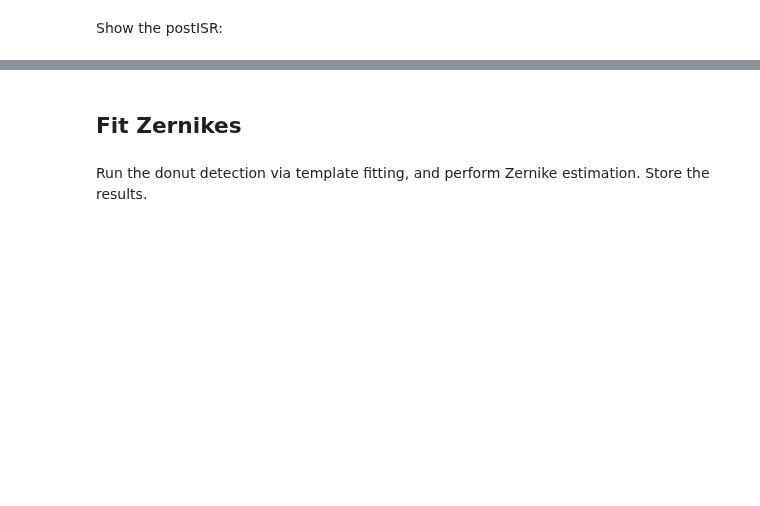
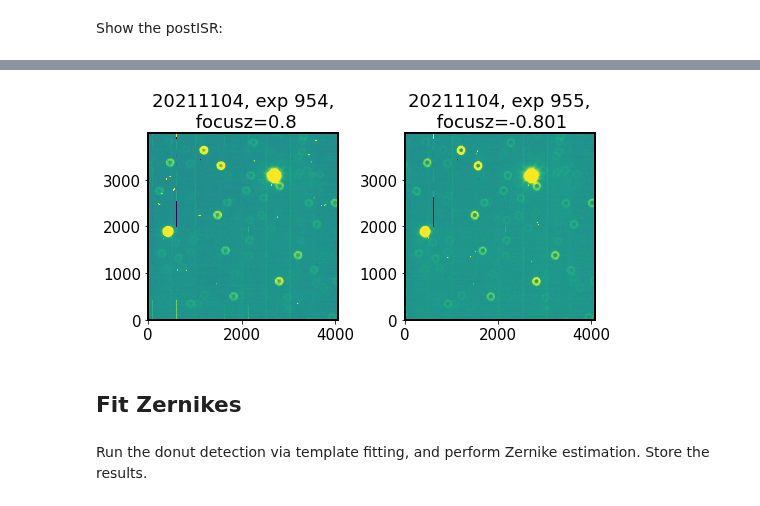
Before and after one commit to lsst-ts/ts_analysis_notebooks, a Jupyter notebook: notebooks/auxtel/AOS_DM-33168_validate_AT_with_test_data.ipynb, the cells around one changed output, grey strips where cells are left out. Saved outputs shown, nothing was run; the diff lists cells and outputs as text; code cells hidden in the pictures; blank space fills up the shorter version.

```diff
--- a/notebooks/auxtel/AOS_DM-33168_validate_AT_with_test_data.ipynb
+++ b/notebooks/auxtel/AOS_DM-33168_validate_AT_with_test_data.ipynb
@@ -137,3 +159,8 @@ preview_auxtel_exposures(datasetRefOrType='postISRCCD', collection='u/scichris/L
+# %%
+preview_auxtel_exposures(datasetRefOrType='postISRCCD', collection='u/scichris/Latiss/postISRtest2',
+                        year='2021', monthDay='1104', expStart=954, expEnd=956)
+# %% [output]
+[figure, added]
 # %% [markdown]
 ## Fit Zernikes
 # %% [markdown]
```
Also changed, not shown: parts of 15 cells of this notebook.
